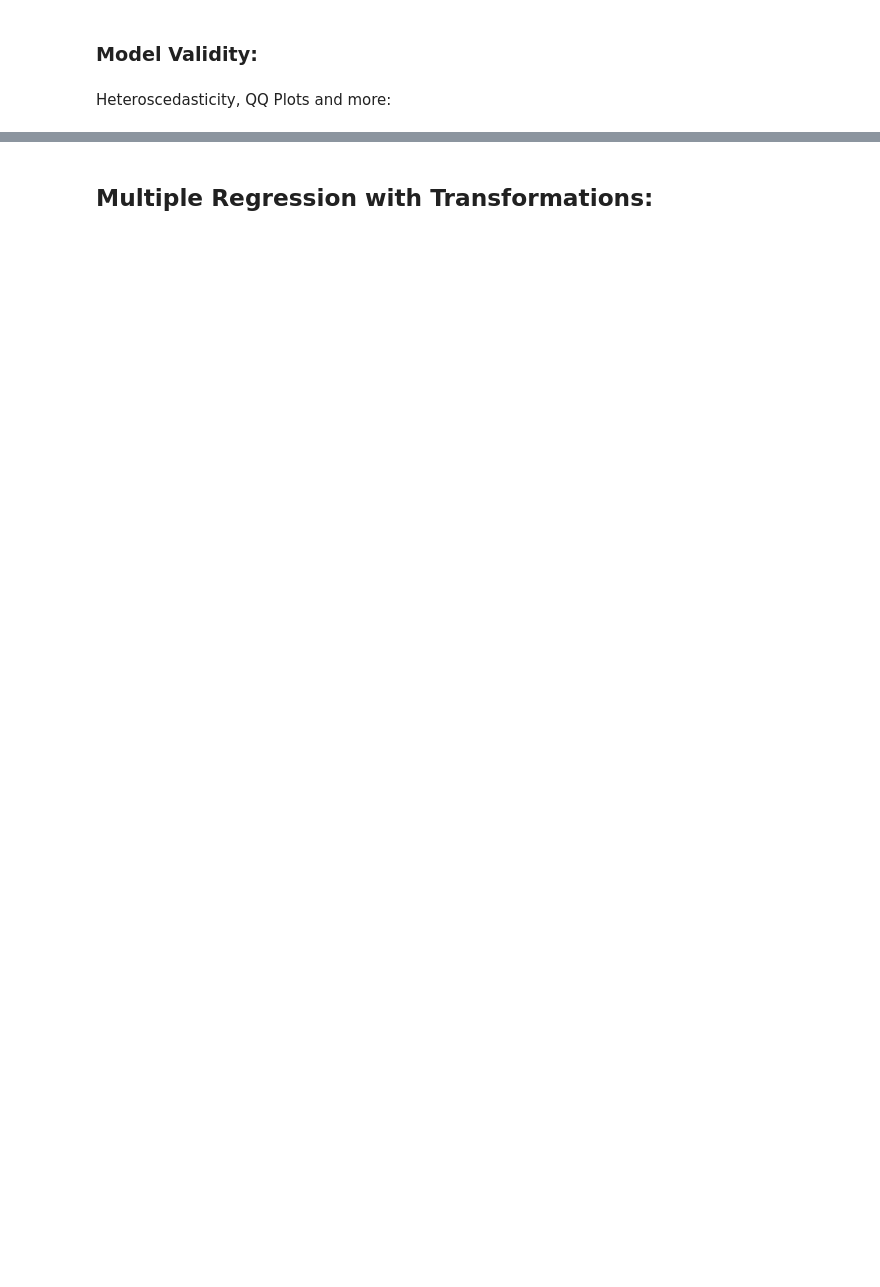
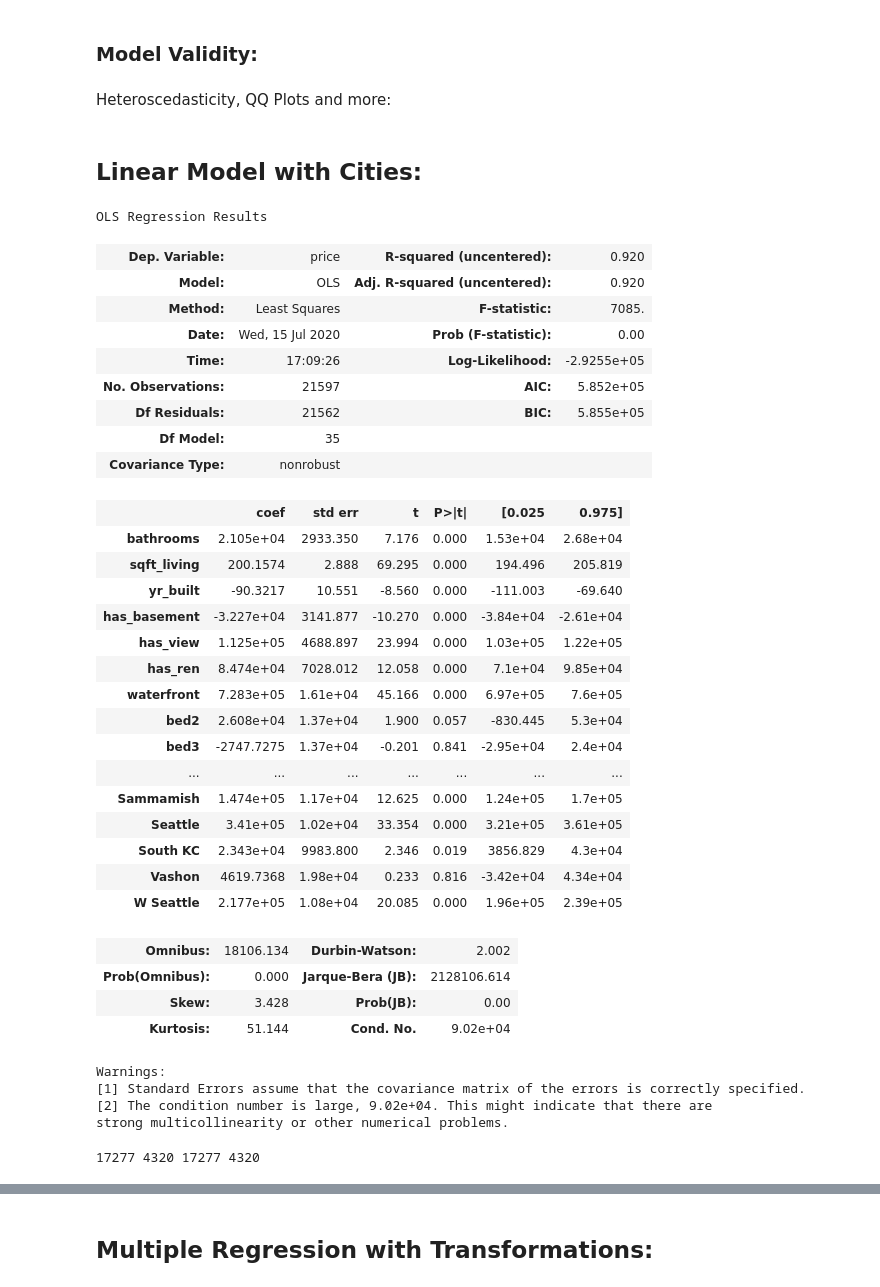
Before and after one commit to thomaskbrown18/Predicting_Home_Prices, a Jupyter notebook: student.ipynb, the cells around one changed output, grey strips where cells are left out. Saved outputs shown, nothing was run; the diff lists cells and outputs as text; code cells hidden in the pictures; blank space fills up the shorter version.

```diff
--- a/student.ipynb
+++ b/student.ipynb
@@ -416,0 +489,6 @@ df_cat = df[cat]
+# %%
+# Appears to be working
+df_cat_city = df_cat.join(cities.set_index('zip'), on = 'zipcode', how = 'left')
+display(df_cat_city.head(3))
+num_cities = cities['city'].nunique()
+print(f'{num_cities} unique cities/areas')
@@ -416,0 +501,5 @@ df_cat = df[cat]
+# %%
+#OHE - Dropping Kent to avoid Dummy Variable Trap
+df_cat_city_ii = pd.get_dummies(df_cat_city['city'])
+df_cat_city_ii.drop(columns = 'Kent', axis = 1, inplace = True)
+df_cat_city_ii.head()
@@ -416,0 +517,7 @@ df_cat = df[cat]
+# %%
+cat_city = pd.concat([df_cat_city, df_cat_city_ii], axis=1)
+cat_city.drop(columns = 'city', axis = 1, inplace = True)
+cat_city.drop(columns = 'zipcode', axis = 1, inplace = True)
+cat_city.drop(columns = 'id', axis = 1, inplace = True)
+display(cat_city.head())
+cat_city.info()
@@ -577,3 +721,50 @@ This is a great start!  RMSE is too large, but r2 is quite high.  Additionally,
 ### Model Validity:
 # %% [markdown]
 Heteroscedasticity, QQ Plots and more:
+# %% [markdown]
+## Linear Model with Cities:
+# %%
+# Needs some refining but great start
+city_X = pd.concat([df_con, cat_city], axis=1)
+model = sm.OLS(df['price'],city_X).fit()
+model.summary()
+# %% [output]
+OLS Regression Results
+| Dep. Variable: | price | R-squared (uncentered): | 0.920 |
+| Model: | OLS | Adj. R-squared (uncentered): | 0.920 |
+| Method: | Least Squares | F-statistic: | 7085. |
+| Date: | Wed, 15 Jul 2020 | Prob (F-statistic): | 0.00 |
+| Time: | 17:09:26 | Log-Likelihood: | -2.9255e+05 |
+| No. Observations: | 21597 | AIC: | 5.852e+05 |
+| Df Residuals: | 21562 | BIC: | 5.855e+05 |
+| Df Model: | 35 |  |  |
+| Covariance Type: | nonrobust |  |  |
+|  | coef | std err | t | P>|t| | [0.025 | 0.975] |
+| bathrooms | 2.105e+04 | 2933.350 | 7.176 | 0.000 | 1.53e+04 | 2.68e+04 |
+| sqft_living | 200.1574 | 2.888 | 69.295 | 0.000 | 194.496 | 205.819 |
+| yr_built | -90.3217 | 10.551 | -8.560 | 0.000 | -111.003 | -69.640 |
+| has_basement | -3.227e+04 | 3141.877 | -10.270 | 0.000 | -3.84e+04 | -2.61e+04 |
+| has_view | 1.125e+05 | 4688.897 | 23.994 | 0.000 | 1.03e+05 | 1.22e+05 |
+| has_ren | 8.474e+04 | 7028.012 | 12.058 | 0.000 | 7.1e+04 | 9.85e+04 |
+| waterfront | 7.283e+05 | 1.61e+04 | 45.166 | 0.000 | 6.97e+05 | 7.6e+05 |
+| bed2 | 2.608e+04 | 1.37e+04 | 1.900 | 0.057 | -830.445 | 5.3e+04 |
+| bed3 | -2747.7275 | 1.37e+04 | -0.201 | 0.841 | -2.95e+04 | 2.4e+04 |
+| ... | ... | ... | ... | ... | ... | ... |
+| Sammamish | 1.474e+05 | 1.17e+04 | 12.625 | 0.000 | 1.24e+05 | 1.7e+05 |
+| Seattle | 3.41e+05 | 1.02e+04 | 33.354 | 0.000 | 3.21e+05 | 3.61e+05 |
+| South KC | 2.343e+04 | 9983.800 | 2.346 | 0.019 | 3856.829 | 4.3e+04 |
+| Vashon | 4619.7368 | 1.98e+04 | 0.233 | 0.816 | -3.42e+04 | 4.34e+04 |
+| W Seattle | 2.177e+05 | 1.08e+04 | 20.085 | 0.000 | 1.96e+05 | 2.39e+05 |
+| Omnibus: | 18106.134 | Durbin-Watson: | 2.002 |
+| Prob(Omnibus): | 0.000 | Jarque-Bera (JB): | 2128106.614 |
+| Skew: | 3.428 | Prob(JB): | 0.00 |
+| Kurtosis: | 51.144 | Cond. No. | 9.02e+04 |
+Warnings:
+[1] Standard Errors assume that the covariance matrix of the errors is correctly specified.
+[2] The condition number is large, 9.02e+04. This might indicate that there are
+strong multicollinearity or other numerical problems.
+# %%
+X_train3, X_test3, y_train3, y_test3 = train_test_split(city_X, y, test_size=0.2, random_state=42)
+print(len(X_train3), len(X_test3), len(y_train3), len(y_test3))
+# %% [output]
+17277 4320 17277 4320
```
Also changed, not shown: parts of 37 cells of this notebook, 2 other files.
